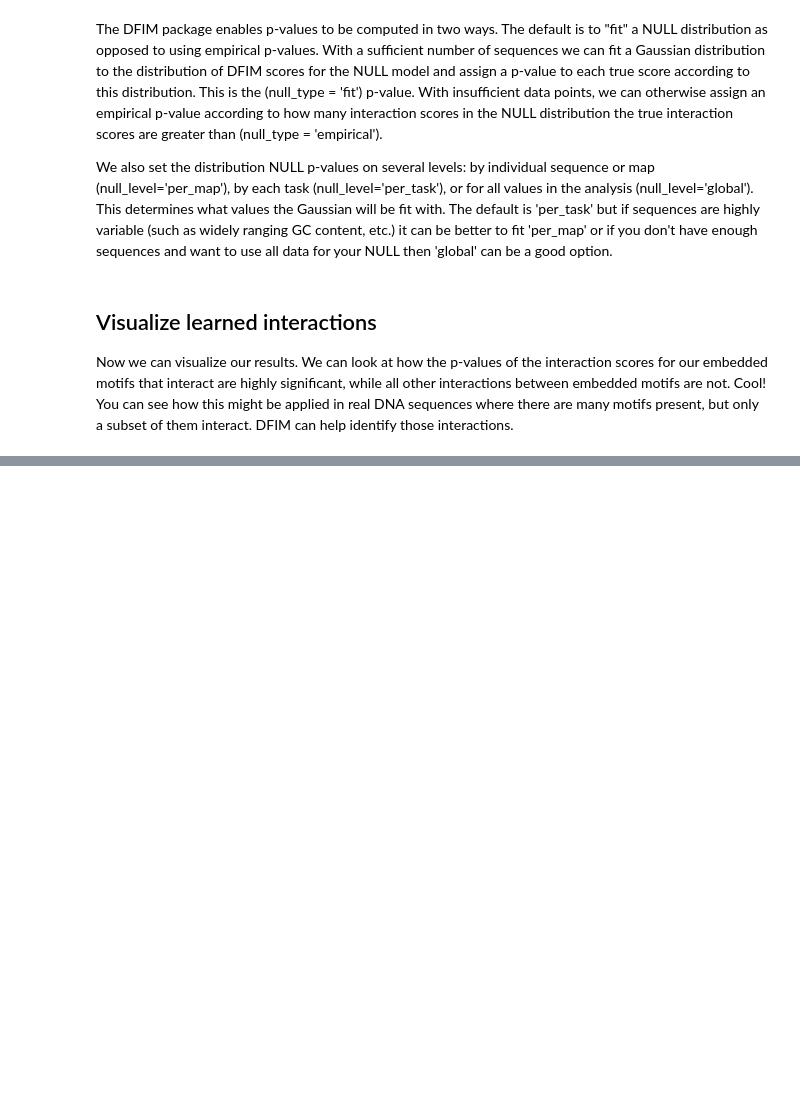
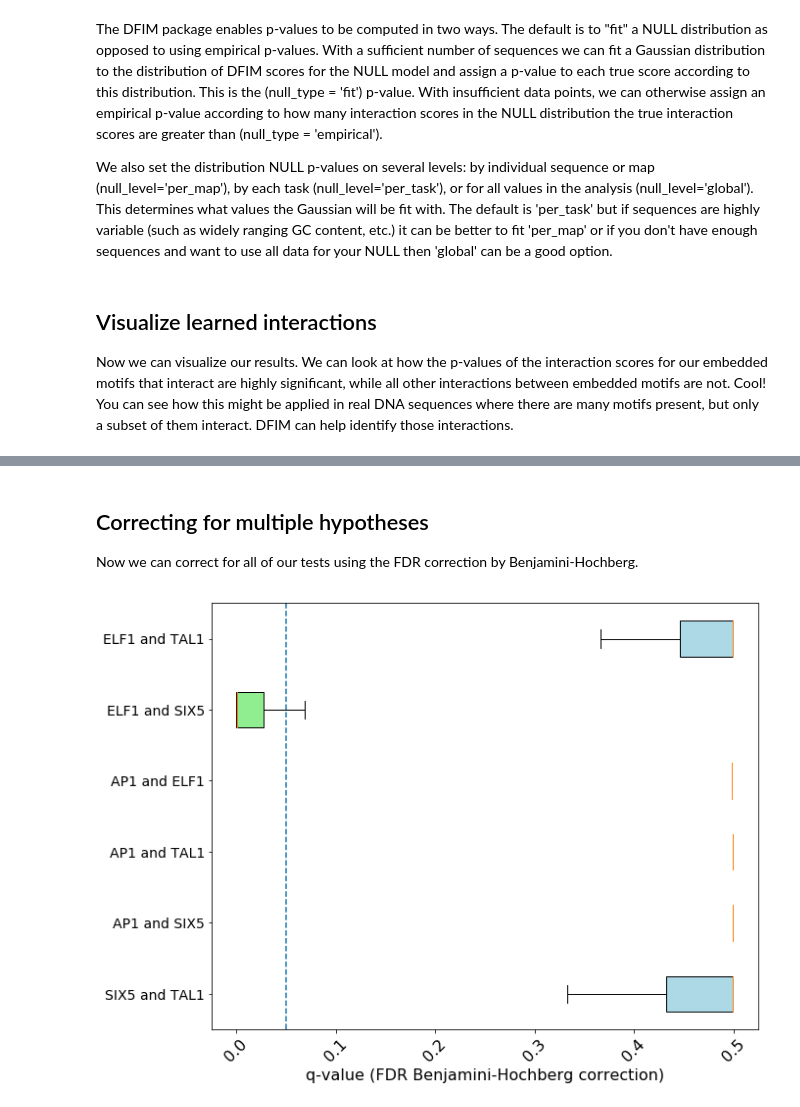
Before and after one commit to kundajelab/dfim, a Jupyter notebook: examples/embedded_motif_interaction_example.ipynb, the cells around one changed output, grey strips where cells are left out. Drawn from its saved outputs; the diff is of its cells as text; code cells hidden in the pictures; blank space fills up the shorter version.

Commit message:
updates with  multiple hypothesis testing, description figure, etc.

```diff
--- a/examples/embedded_motif_interaction_example.ipynb
+++ b/examples/embedded_motif_interaction_example.ipynb
@@ -261,0 +263,32 @@ plt.show()
+# %% [markdown]
+## Correcting for multiple hypotheses
+
+Now we can correct for all of our tests using the FDR correction by Benjamini-Hochberg.
+# %%
+# The second element from multipletests is the array of corrected pvalues
+corrected_data = [multipletests(interact_score_dict[perm],
+                                method='fdr_bh')[1]
+                    for perm in interact_score_dict.keys()]
+
+labels = interact_score_dict.keys()
+tick_labels = [' and '.join([l.split('_')[0],
+                             l.split('_')[1]])
+                       for l in labels]
+
+plt.figure(figsize=(10,8))
+bplot1 = plt.boxplot(corrected_data, patch_artist=True,
+                     labels=tick_labels,
+                     showfliers=False,
+                     widths=0.5,
+                     vert=False)
+plt.tick_params(labelsize=14)
+plt.axvline(0.05, ls='dashed')
+plt.xticks(rotation=45, fontsize=16)
+plt.xlabel('q-value (FDR Benjamini-Hochberg correction)', fontsize=16)
+colors = ['lightblue'] * len(tick_labels)
+colors[-2] = 'lightgreen'
+for patch, color in zip(bplot1['boxes'], colors):
+    patch.set_facecolor(color)
+plt.show()
+# %% [output]
+[figure, added]
```
Also changed, not shown: parts of 2 cells of this notebook, 6 other files.
